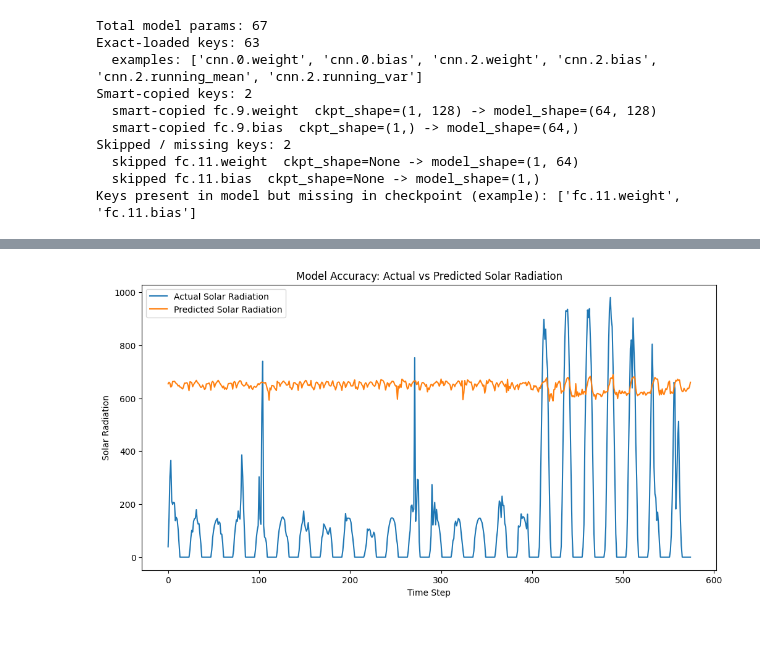
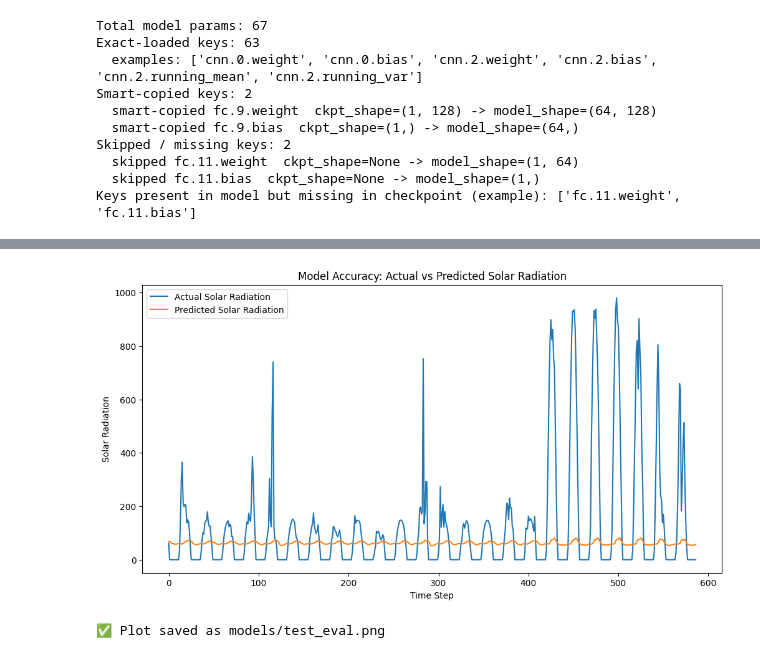
Before and after one commit to studentanush/weatherNet, a Jupyter notebook: testing.ipynb, the cells around one changed output, grey strips where cells are left out. Saved outputs shown, nothing was run; the diff lists cells and outputs as text; code cells hidden in the pictures; blank space fills up the shorter version.

Commit message:
model done

```diff
--- a/testing.ipynb
+++ b/testing.ipynb
@@ -409,7 +409,7 @@ Index(['app_temp', 'azimuth', 'clouds', 'datetime', 'dewpt', 'dhi', 'dni',
 # %%
 df = pd.DataFrame(data)
 # %%
-df['timestamp_utc'] = pd.to_datetime(df['timestamp_utc'], utc=True)
+df['timestamp_utc'] = pd.to_datetime(df['timestamp_utc'], utc=True).dt.tz_convert('Asia/Kolkata')
 # %%
 df.set_index('timestamp_utc', inplace=True)
 # %%
@@ -598,3 +598,11 @@ Skipped / missing keys: 2
   skipped fc.11.weight  ckpt_shape=None -> model_shape=(1, 64)
   skipped fc.11.bias  ckpt_shape=None -> model_shape=(1,)
 Keys present in model but missing in checkpoint (example): ['fc.11.weight', 'fc.11.bias']
+# %%
+FEATURES = [
+    "ALLSKY_SFC_SW_DIFF", "ALLSKY_SFC_SW_DNI", "TOA_SW_DWN",
+    "RH2M", "QV2M", "PS", "WS2M", "CLOUD_AMT",
+    "ALLSKY_SFC_LW_DWN", "T2M", "hour_sin", "hour_cos", "month_sin", "month_cos"
+]
+# %%
+df = df[FEATURES]
@@ -602,47 +646,64 @@ Keys present in model but missing in checkpoint (example): ['fc.11.weight', 'fc.
 from model_4 import DeepSolarModel
 # %%
 import matplotlib.pyplot as plt
+import torch
+import pandas as pd
+import numpy as np
 import joblib
-import torch
+from final.dataset_2 import SolarLSTMDataset
+from models_code.model_5 import SpikeAwareHybrid
 
-SEQ_LEN = 24
+SEQ_LEN = 12
+BATCH_SIZE = 64
+EPOCHS = 10
+LR = 0.001
+Q_VAL = 0.95
+
+DATA_PATH = "dataset/final.csv"
+TEST_PATH = "dataset/final.csv"
+MODEL_SAVE_PATH = f"models/spike_aware_q{int(Q_VAL*100)}_seq{SEQ_LEN}.pth"
+SCALER_SAVE_PATH = f"scalers/feature_scaler_seq{SEQ_LEN}.pkl"
 FEATURES = [
     "ALLSKY_SFC_SW_DIFF", "ALLSKY_SFC_SW_DNI", "TOA_SW_DWN",
     "RH2M", "QV2M", "PS", "WS2M", "CLOUD_AMT",
     "ALLSKY_SFC_LW_DWN", "T2M", "hour_sin", "hour_cos", "month_sin", "month_cos"
- ]
-SCALER_PATH = "scalers/feature_scaler.pkl"
+]
 
-scaler = joblib.load(SCALER_PATH)
-# model = DeepSolarModel(input_size=len(FEATURES))
-# data = torch.load(MODEL_PATH)
-# data = data['model_state']
-# model.load_state_dict(data)
+
+scaler = joblib.load(SCALER_SAVE_PATH)
+model.load_state_dict(torch.load(MODEL_SAVE_PATH, map_location='cpu'))
 model.eval()
 
 actual = []
 predicted = []
 
 for i in range(SEQ_LEN, len(df)-1):
     input_df = df.iloc[i-SEQ_LEN:i]
     input_features = input_df[FEATURES]
     input_scaled = scaler.transform(input_features)
+
     if input_scaled.shape[0] == SEQ_LEN:
         input_tensor = torch.tensor(input_scaled, dtype=torch.float32).unsqueeze(0)
         with torch.no_grad():
-            pred = model(input_tensor).item()
+            pred_log = model(input_tensor).item()
+        # Inverse transform log target
+        pred = np.expm1(pred_log)
         predicted.append(pred)
         actual.append(df.iloc[i+1]['solar_rad'])
     else:
-        print(f"Skipped index {i}: input length {input_scaled.shape[0]} != 24")
+        print(f"Skipped index {i}: input length {input_scaled.shape[0]} != {SEQ_LEN}")
 
 plt.figure(figsize=(12,6))
 plt.plot(actual, label='Actual Solar Radiation')
 plt.plot(predicted, label='Predicted Solar Radiation')
 plt.xlabel('Time Step')
 plt.ylabel('Solar Radiation')
 plt.title('Model Accuracy: Actual vs Predicted Solar Radiation')
 plt.legend()
+plt.savefig("models/test_eval.png", dpi=300)
 plt.show()
+
+print("✅ Plot saved as models/test_eval.png")
 # %% [output]
-[figure, old version]
+[figure, new version]
+✅ Plot saved as models/test_eval.png
```
Also changed, not shown: parts of 8 cells of this notebook, 8 other files.
